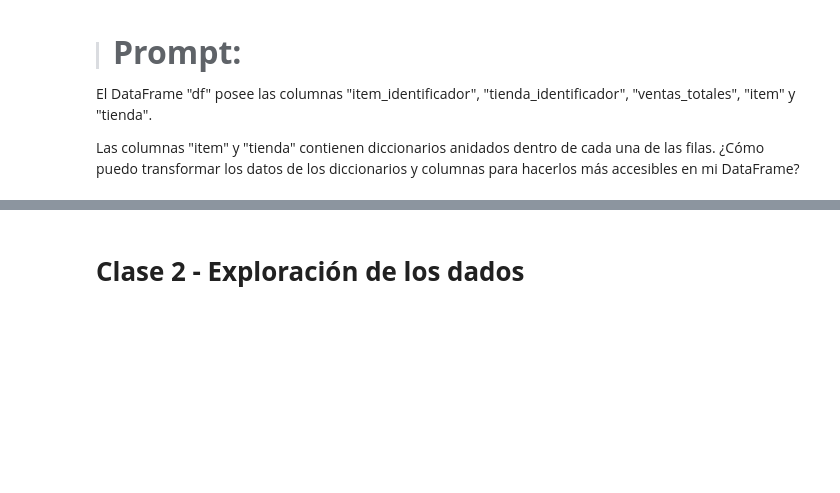
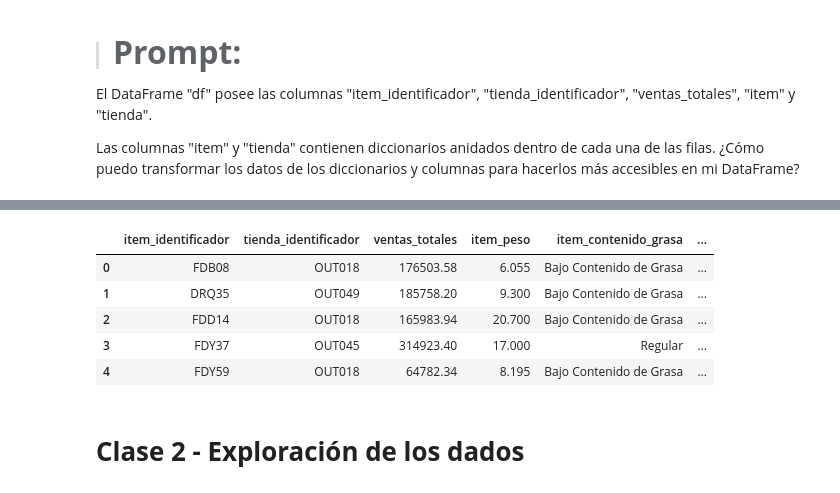
Before and after one commit to johnfc20217/python_ejer, a Jupyter notebook: Utilizando_chatgpt_como_asistente1.ipynb, the cells around one changed output, grey strips where cells are left out. Drawn from its saved outputs; the diff is of its cells as text; code cells hidden in the pictures; blank space fills up the shorter version.

```diff
--- a/Utilizando_chatgpt_como_asistente1.ipynb
+++ b/Utilizando_chatgpt_como_asistente1.ipynb
@@ -100,3 +86,15 @@ tienda_df = pd.json_normalize(df['tienda'])
+# %%
+# concatenar los dataframes expandisos con el dataframe original(excluyendo las columnas originales'item' y 'tienda')
+df = pd.concat([df.drop(['item', 'tienda'], axis=1), item_df, tienda_df], axis=1)
+# %%
+df.head()
+# %% [output]
+|  | item_identificador | tienda_identificador | ventas_totales | item_peso | item_contenido_grasa | ... |
+| 0 | FDB08 | OUT018 | 176503.58 | 6.055 | Bajo Contenido de Grasa | ... |
+| 1 | DRQ35 | OUT049 | 185758.20 | 9.300 | Bajo Contenido de Grasa | ... |
+| 2 | FDD14 | OUT018 | 165983.94 | 20.700 | Bajo Contenido de Grasa | ... |
+| 3 | FDY37 | OUT045 | 314923.40 | 17.000 | Regular | ... |
+| 4 | FDY59 | OUT018 | 64782.34 | 8.195 | Bajo Contenido de Grasa | ... |
 # %% [markdown]
 # **Clase 2 - Exploración de los dados**
 # %% [markdown]
```
Also changed, not shown: parts of 2 cells of this notebook.
